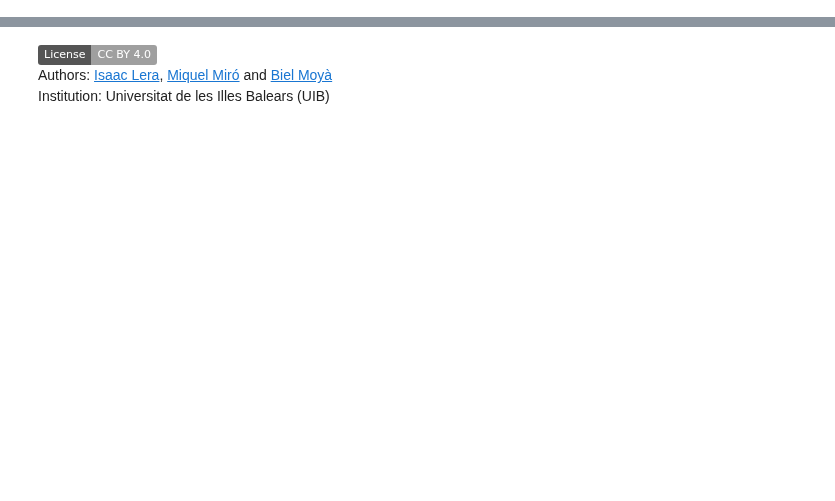
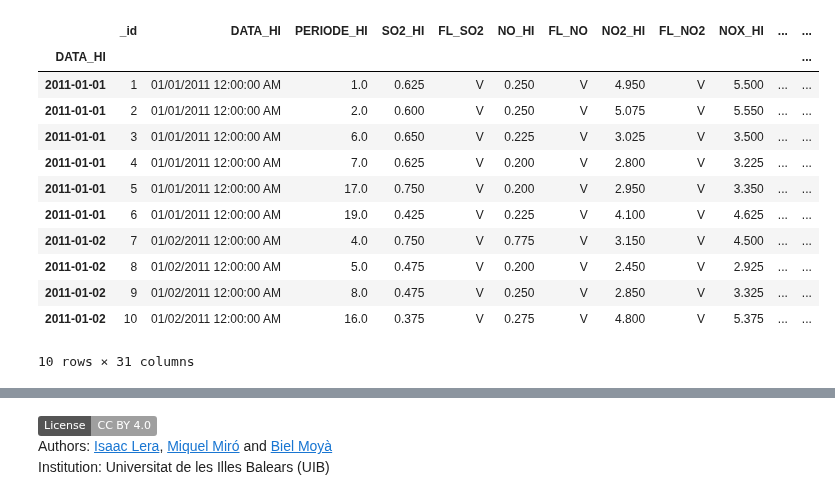
Before and after one commit to wisaaco/CURS_AdministracioAnaliticaAvan-adaDeDades, a Jupyter notebook: lessons/projecte_final.ipynb, the cells around one changed output, grey strips where cells are left out. Saved outputs shown, nothing was run; the diff lists cells and outputs as text; code cells hidden in the pictures; badges without logos; blank space fills up the shorter version.

```diff
--- a/lessons/projecte_final.ipynb
+++ b/lessons/projecte_final.ipynb
@@ -18,0 +87,21 @@ Aquest projecte final *encara* està sense definir. Disculpeu les molèsties.
+# %%
+# Podem tindre una sèrie temporal
+from pandas import DatetimeIndex
+df.index = DatetimeIndex(df["DATA_HI"])
+
+
+df.head(10)
+# %% [output]
+|  | _id | DATA_HI | PERIODE_HI | SO2_HI | FL_SO2 | NO_HI | FL_NO | NO2_HI | FL_NO2 | NOX_HI | ... | ... |
+| DATA_HI |  |  |  |  |  |  |  |  |  |  |  | ... |
+| 2011-01-01 | 1 | 01/01/2011 12:00:00 AM | 1.0 | 0.625 | V | 0.250 | V | 4.950 | V | 5.500 | ... | ... |
+| 2011-01-01 | 2 | 01/01/2011 12:00:00 AM | 2.0 | 0.600 | V | 0.250 | V | 5.075 | V | 5.550 | ... | ... |
+| 2011-01-01 | 3 | 01/01/2011 12:00:00 AM | 6.0 | 0.650 | V | 0.225 | V | 3.025 | V | 3.500 | ... | ... |
+| 2011-01-01 | 4 | 01/01/2011 12:00:00 AM | 7.0 | 0.625 | V | 0.200 | V | 2.800 | V | 3.225 | ... | ... |
+| 2011-01-01 | 5 | 01/01/2011 12:00:00 AM | 17.0 | 0.750 | V | 0.200 | V | 2.950 | V | 3.350 | ... | ... |
+| 2011-01-01 | 6 | 01/01/2011 12:00:00 AM | 19.0 | 0.425 | V | 0.225 | V | 4.100 | V | 4.625 | ... | ... |
+| 2011-01-02 | 7 | 01/02/2011 12:00:00 AM | 4.0 | 0.750 | V | 0.775 | V | 3.150 | V | 4.500 | ... | ... |
+| 2011-01-02 | 8 | 01/02/2011 12:00:00 AM | 5.0 | 0.475 | V | 0.200 | V | 2.450 | V | 2.925 | ... | ... |
+| 2011-01-02 | 9 | 01/02/2011 12:00:00 AM | 8.0 | 0.475 | V | 0.250 | V | 2.850 | V | 3.325 | ... | ... |
+| 2011-01-02 | 10 | 01/02/2011 12:00:00 AM | 16.0 | 0.375 | V | 0.275 | V | 4.800 | V | 5.375 | ... | ... |
+10 rows × 31 columns
```
Also changed, not shown: parts of 14 cells of this notebook, 1 other file.
